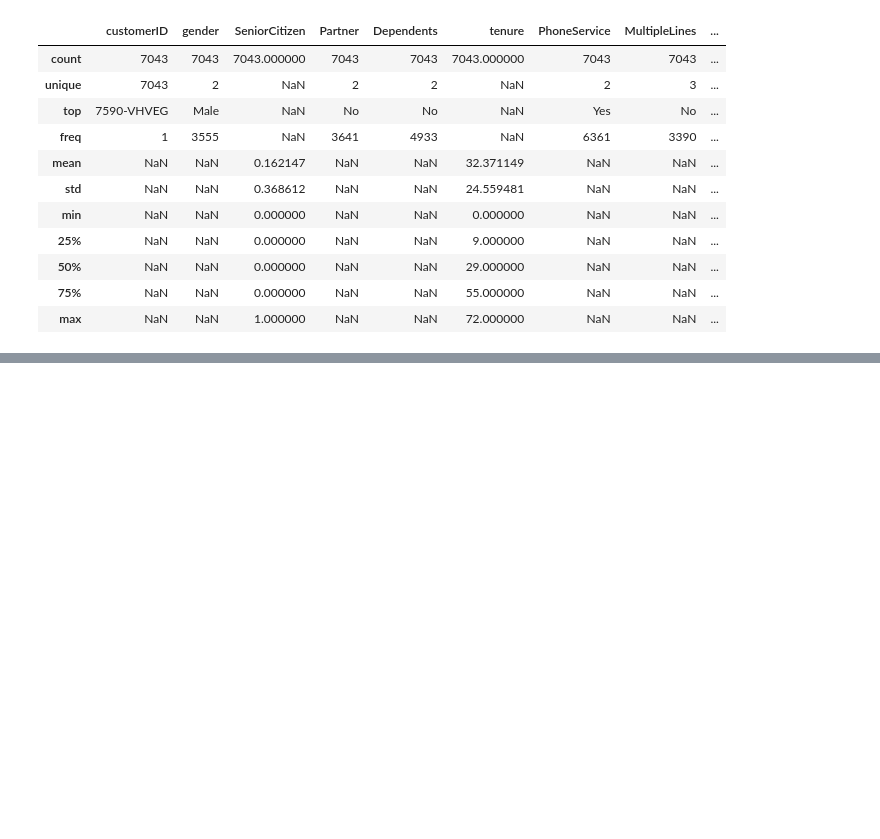
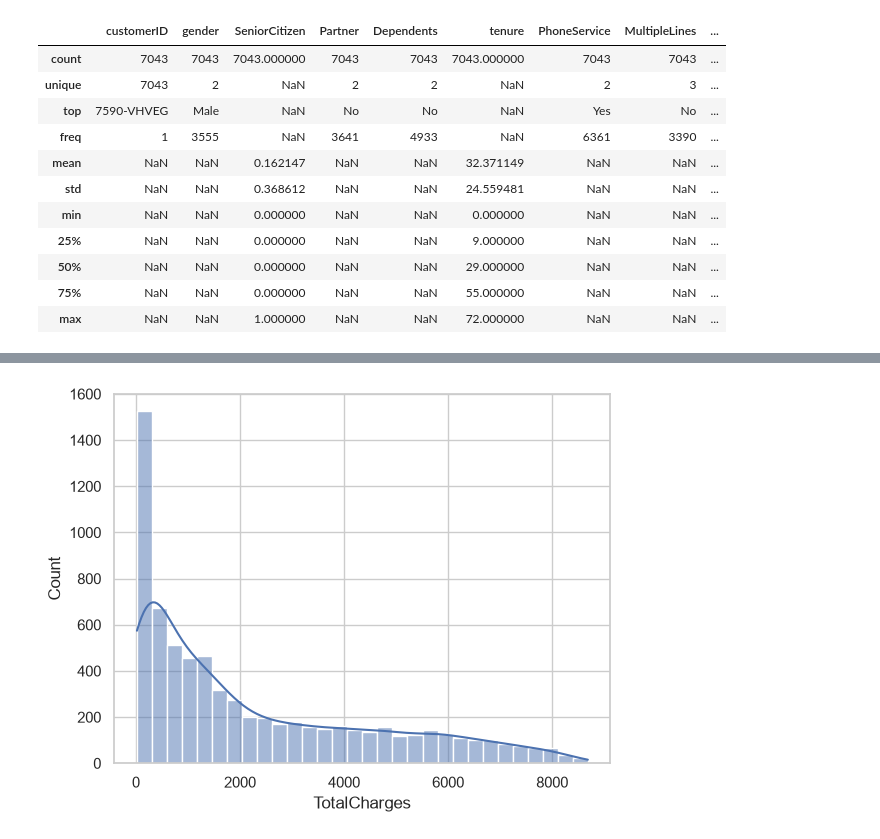
Before and after one commit to weszxl/eda_telco_customer, a Jupyter notebook: telco_customer.ipynb, the cells around one changed output, grey strips where cells are left out. Drawn from its saved outputs; the diff is of its cells as text; code cells hidden in the pictures; blank space fills up the shorter version.

```diff
--- a/telco_customer.ipynb
+++ b/telco_customer.ipynb
@@ -212,0 +275,2 @@ print(tc[['tenure', 'MonthlyCharges', 'TotalCharges']])
+# %%
+data.replace({" ": np.nan}, inplace=True)
@@ -212,0 +291,2 @@ print(tc[['tenure', 'MonthlyCharges', 'TotalCharges']])
+# %%
+data['TotalCharges'] = pd.to_numeric(data['TotalCharges'], errors='coerce')
@@ -212,0 +321,6 @@ print(tc[['tenure', 'MonthlyCharges', 'TotalCharges']])
+# %%
+# testando gráfico
+sns.histplot(data['TotalCharges'], bins=30, kde=True)
+plt.show()
+# %% [output]
+[figure, added]
```
Also changed, not shown: parts of 25 cells of this notebook, 2 other files.
